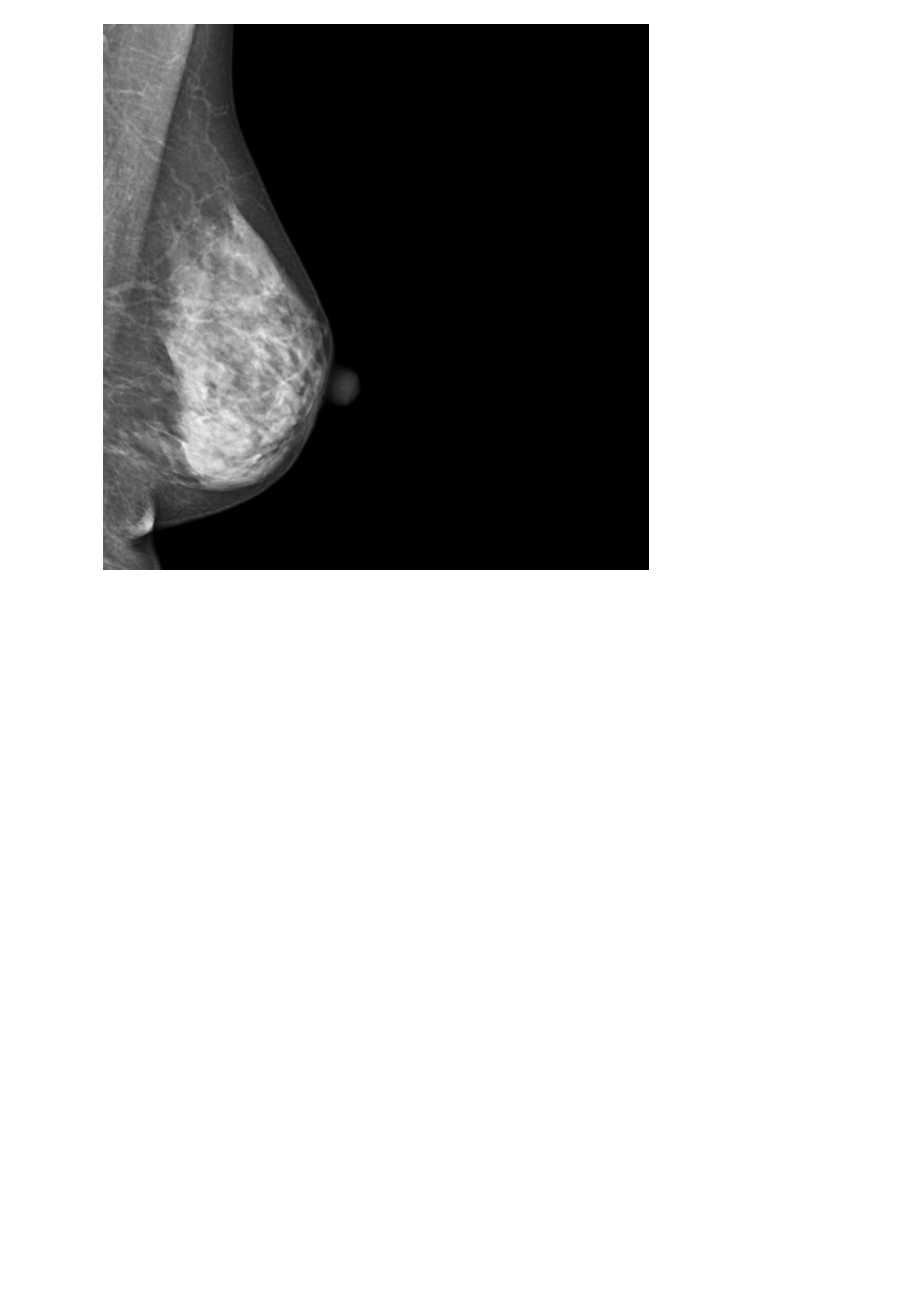
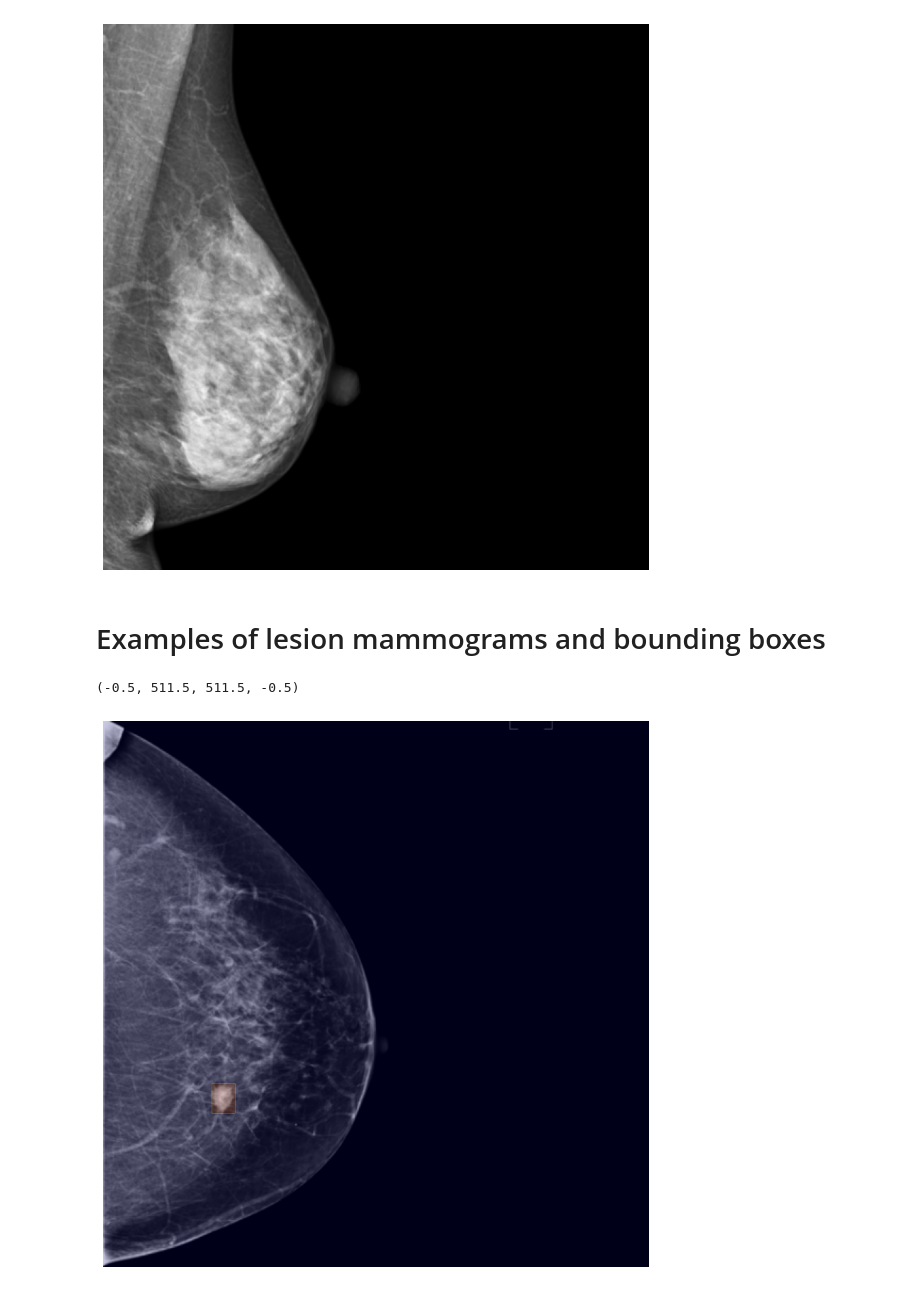
Before and after one commit to Likalto4/diffusion-models_master, a Jupyter notebook: dataset_analysis/figures_thesis.ipynb, the cells around one changed output. Saved outputs shown, nothing was run; the diff lists cells and outputs as text; code cells hidden in the pictures; blank space fills up the shorter version.

```diff
--- a/dataset_analysis/figures_thesis.ipynb
+++ b/dataset_analysis/figures_thesis.ipynb
@@ -76,3 +77,29 @@ plt.axis('off')
 a mammogram in MLO view with very high density
 (-0.5, 511.5, 511.5, -0.5)
 [figure]
+# %% [markdown]
+# Examples of lesion mammograms and bounding boxes
+# %%
+# paths
+omid_images_dir = repo_path / 'data/images/breast40k_RGB_wlesions'
+omid_masks_dir = repo_path / 'data/masks/breast40k_RGB_wlesions'
+
+# get one random png file from the image dir
+# image_name = random.choice(os.listdir(omid_images_dir))
+# get all the files names in the image dir
+image_names = os.listdir(omid_images_dir)
+image_name = image_names[0] # one example
+# read image using PIL
+image = Image.open(omid_images_dir / image_name)
+# read mask using PIL
+mask = Image.open(omid_masks_dir / image_name)
+
+# show image and mask overlayed
+plt.figure(figsize=(10,10))
+plt.imshow(image, cmap='gray')
+plt.imshow(mask, alpha=0.2, cmap='jet')
+# remove axis
+plt.axis('off')
+# %% [output]
+(-0.5, 511.5, 511.5, -0.5)
+[figure, added]
```
Also changed, not shown: parts of 1 cell of this notebook, 2 other files.
